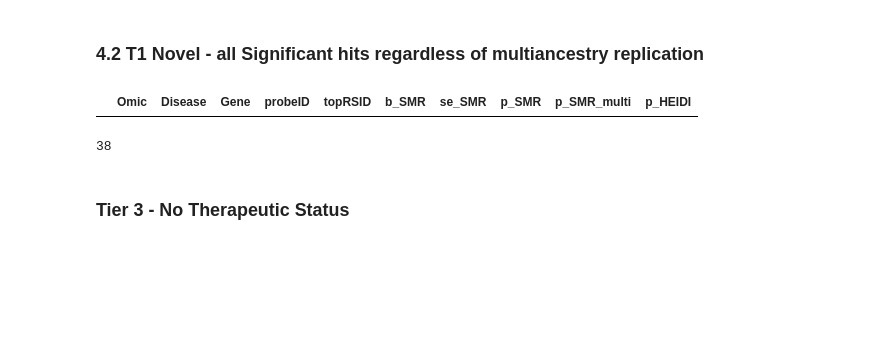
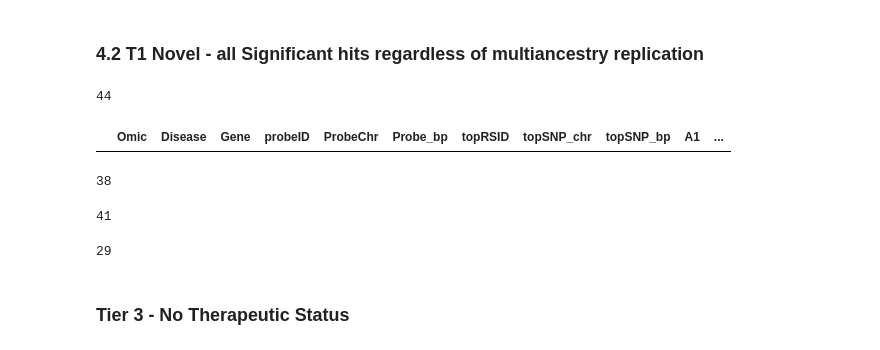
Before and after one commit to NIH-CARD/NDD_SMR, a Jupyter notebook: scripts/3.1NDD_Analysis.ipynb, the cells around one changed output. Drawn from its saved outputs; the diff is of its cells as text; code cells hidden in the pictures; blank space fills up the shorter version.

```diff
--- a/scripts/3.1NDD_Analysis.ipynb
+++ b/scripts/3.1NDD_Analysis.ipynb
@@ -52,7 +62,7 @@ def extract_top_genes(main_df,dx_list, omic_list, pcol):
 ndd_df = pd.read_csv("NDD_SMR_genes.csv")
 
 # read in therapeutic drug data - from Finan et al and DGidb
-drug_df = pd.read_csv('/../omicSynth/GTEx/drug_genome_dgidb.csv', sep = ',')
+drug_df = pd.read_csv('/data/CARD_AA/projects/omicSynth/v8/analysis/drug_genome_dgidb.csv', sep = ',')
 
 
 # list of unique gene targets from drug data
@@ -104,7 +114,7 @@ omic_map = {'Cerebellum_metaBrain': 'Cerebellum eQTL',
  'Brain_Hippocampus': 'Hippocampus eQTL',
  'multiancestry': 'Multi Ancestry Whole Brain Meta-analysis eQTL',
  'Brain_Substantia_nigra': 'Substantia nigra eQTL',
- 'atlas_csf': 'Serebral Spinal Fluid pQTL',
+ 'atlas_csf': 'Cerebral Spinal Fluid pQTL',
  'Brain_Hypothalamus': 'Hypothalamus eQTL',
  'Liver': 'Liver eQTL',
  'Brain_Anterior_cingulate_cortex_BA24': 'Anterior Cingulate Cortex BA24 eQTL',
@@ -114,7 +124,8 @@ omic_map = {'Cerebellum_metaBrain': 'Cerebellum eQTL',
  'brain_eMeta': 'Whole Brain eQTL',
  'Whole_Blood': 'Whole Blood eQTL GTEx',
  'Brain_Cerebellum': 'Cerebellum eQTL',
- 'Brain_Nucleus_accumbens_basal_ganglia': 'Nucleus Accumbens Basal Ganglia'}
+ 'Brain_Nucleus_accumbens_basal_ganglia': 'Nucleus Accumbens Basal Ganglia',
+'Brain_Spinal_cord_cervical_c1': 'Cervical Spinal Cord C1 eQTL'}
 # %%
 # change omics
 ndd_df_pc['Omic Annotated'] = ndd_df_pc.Omic.map(omic_map)
@@ -139,11 +150,11 @@ ndd_df_pc
 1156428 rows × 16 columns
 # %%
 # get desired NDDs from Gtex
-gtex_brain = glob.glob('/../omicSynth/GTEx/Brain*')
-gtex_liver = glob.glob('/../omicSynth/GTEx/Liver*')
-gtex_nerve = glob.glob('/../omicSynth/GTEx/Nerve*')
-gtex_muscle = glob.glob('/../omicSynth/GTEx/Muscle*')
-gtex_blood = glob.glob('/../omicSynth/GTEx/*Blood*')
+gtex_brain = glob.glob('./AD_Risk_Factors/GTEx/eQTL_besd_lite/Brain*')
+gtex_liver = glob.glob('./AD_Risk_Factors/GTEx/eQTL_besd_lite/Liver*')
+gtex_nerve = glob.glob('./AD_Risk_Factors/GTEx/eQTL_besd_lite/Nerve*')
+gtex_muscle = glob.glob('./AD_Risk_Factors/GTEx/eQTL_besd_lite/Muscle*')
+gtex_blood = glob.glob('./AD_Risk_Factors/GTEx/eQTL_besd_lite/*Blood*')
 
 gtex_list = gtex_brain + gtex_liver + gtex_nerve + gtex_blood + gtex_muscle
 
@@ -172,6 +183,12 @@ eqtl_omics = ['Brain_Amygdala', 'Brain_Hippocampus',
        'Cerebellum_metaBrain', 'Spinalcord_metaBrain', 'brain_eMeta',
        'Cortex_metaBrain', 'Basalganglia_metaBrain',
        'Hippocampus_metaBrain', 'blood_eQTLgen', 'psychEncode_prefrontal_cortex', 'Brain_Spinal_cord_cervical_c1']
+
+eqtl_omics2 = ['Cerebellum eQTL', 'Basal Ganglia eQTL', 'Spinalcord eQTL', 'Hippocampus eQTL', 'Cortex eQTL metaBrain', 'Frontal Cortex BA9 eQTL',
+               'Cerebellar Hemisphere eQTL', 'Prefrontal Cortex eQTL', 'Cortex eQTL GTEx', 'Caudate Basal Ganglia eQTL', 'Tibial Nerve eQTL',
+               'Skeletal Muscle eQTL', 'Hippocampus eQTL', 'Substantia nigra eQTL', 'Hypothalamus eQTL', 'Liver eQTL', 'Anterior Cingulate Cortex BA24 eQTL',
+               'Whole Blood eQTL eQTLgen', 'Putamen Basal Ganglia eQTL', 'Amygdala eQTL', 'Whole Brain eQTL', 'Whole Blood eQTL GTEx', 'Cerebellum eQTL',
+               'Nucleus Accumbens Basal Ganglia', 'Cervical Spinal Cord C1 eQTL']
 # %% [markdown]
 ## 1. Significant Genes <a id='siggen'></a>
 # %% [markdown]
@@ -878,7 +898,7 @@ There are 5 replicated multiancestry genes in PSP eQTLs
 ## 4. Tier Nomination <a id='tier'></a>
 # %%
 # read in therapeutic drug data - from Finan et al and DGidb
-drugs_df = pd.read_csv('/../omicSynth/drug_genome_dgidb.csv', sep = ',')
+drugs_df = pd.read_csv('./drug_genome_dgidb.csv', sep = ',')
 # drop nans in gene_name
 drugs_df = drugs_df.query('gene_name != "nan"')
 
@@ -999,18 +1021,19 @@ t1_novel.shape
 # %%
 # split data frame into therapeutic vs non-therapeutic
 therapeutic_genes = ndd_adj.query('Gene == @thera_genes')
 nonthera_genes = ndd_adj.query('Gene != @thera_genes')
 
-len(therapeutic_genes.Gene.unique())
+print(len(therapeutic_genes.Gene.unique()))
 
 # list of genes with drugs
 drug_genes = list(drugs_df['gene_name'].unique())
 # filter SMR hits identified against ones with known thera
 t1_novel = therapeutic_genes.query('Gene != @drug_genes')
 
 t1_novel
 # %% [output]
+44
-|  | Omic | Disease | Gene | probeID | topRSID | b_SMR | se_SMR | p_SMR | p_SMR_multi | p_HEIDI |
+|  | Omic | Disease | Gene | probeID | ProbeChr | Probe_bp | topRSID | topSNP_chr | topSNP_bp | A1 | ... |
 # %%
 # merge thera genes on drug data
 thera_drug_data = therapeutic_genes.merge(drugs_df[['gene_name', 'interaction_types', 'drug_claim_name', 'drug_claim_primary_name', 'drug_name', 'chemblid']], left_on = 'Gene', right_on = 'gene_name')
@@ -1021,9 +1044,13 @@ chembl_drugs_all = thera_drug_data.query('chemblid != "none"')
 len(chembl_drugs_all.Gene.unique())
 # %% [output]
 38
+# %%
+len(thera_drug_data.Gene.unique()) - 3 # 3 being 3 tier 1 genes we identified using opentargets
+# %% [output]
+41
 # %%
 # export df
-chembl_drugs_all.to_csv('all_sig_genes_chemblthresh2.csv', index = None)
+#chembl_drugs_all.to_csv('all_sig_genes_chemblthresh2.csv', index = None)
 
 # find drugs with no chemblid's and export
 nochembl_drugs_all = thera_drug_data.query('chemblid == "none"')
@@ -1032,7 +1059,9 @@ nochembl_drugs_all
 len(nochembl_drugs_all.Gene.unique())
 
 # export df
-nochembl_drugs_all.to_csv('all_sig_genes_nochemblthresh2.csv', index = None)
+#nochembl_drugs_all.to_csv('all_sig_genes_nochemblthresh2.csv', index = None)
+# %% [output]
+29
 # %% [markdown]
 ### Tier 3 - No Therapeutic Status
 # %%
```
Also changed, not shown: parts of 40 cells of this notebook, 3 other files.
